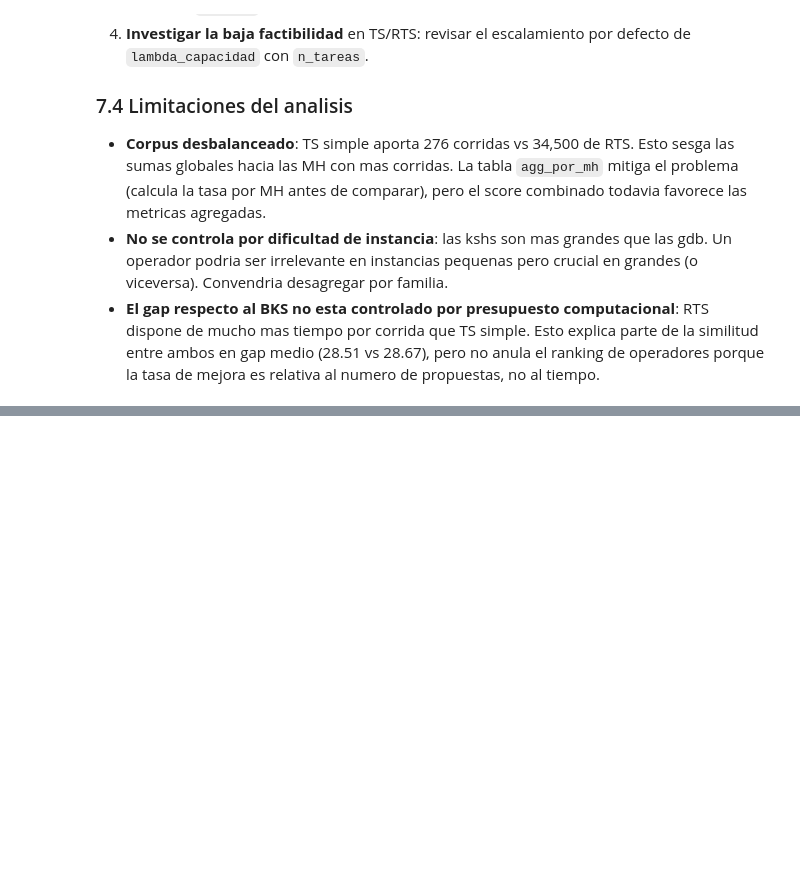
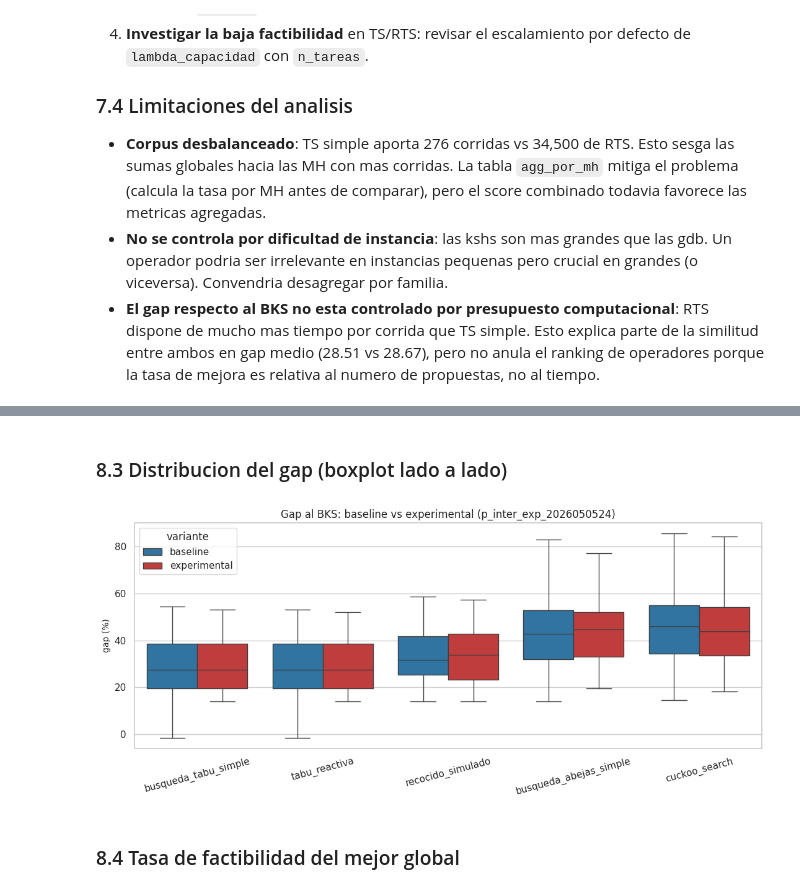
Before and after one commit to Alhely/MetaCARP_Proyecto, a Jupyter notebook: analisis_operadores_20260520/analisis_exploratorio_operadores.ipynb, the cells around one changed output, grey strips where cells are left out. Cells and saved outputs as stored; diff of their text form; code cells hidden in the pictures; blank space fills up the shorter version.

```diff
--- a/analisis_operadores_20260520/analisis_exploratorio_operadores.ipynb
+++ b/analisis_operadores_20260520/analisis_exploratorio_operadores.ipynb
@@ -523,0 +613,24 @@ operadores, pero amerita investigacion aparte.
+# %% [markdown]
+### 8.3 Distribucion del gap (boxplot lado a lado)
+# %%
+# Boxplot lado a lado por MH. Eje x ordenado por mediana del baseline para
+# que las MH mas competitivas (TS Simple, RTS) queden a la izquierda.
+
+df_mix = pd.concat([
+    df_base[['metaheuristica', 'gap_bks_porcentaje']].assign(variante='baseline'),
+    df_exp [['metaheuristica', 'gap_bks_porcentaje']].assign(variante='experimental'),
+])
+orden = (df_base.groupby('metaheuristica')['gap_bks_porcentaje']
+                 .median().sort_values().index)
+
+fig, ax = plt.subplots(figsize=(11, 5))
+sns.boxplot(data=df_mix, x='metaheuristica', y='gap_bks_porcentaje',
+            hue='variante', order=orden, ax=ax, showfliers=False,
+            palette={'baseline': '#1f77b4', 'experimental': '#d62728'})
+ax.set_title('Gap al BKS: baseline vs experimental (p_inter_exp_2026050524)')
+ax.set_xlabel(''); ax.set_ylabel('gap (%)')
+plt.xticks(rotation=15); plt.tight_layout(); plt.show()
+# %% [output]
+[figure, added]
+# %% [markdown]
+### 8.4 Tasa de factibilidad del mejor global
```
Also changed, not shown: parts of 21 cells of this notebook, 12 other files.
